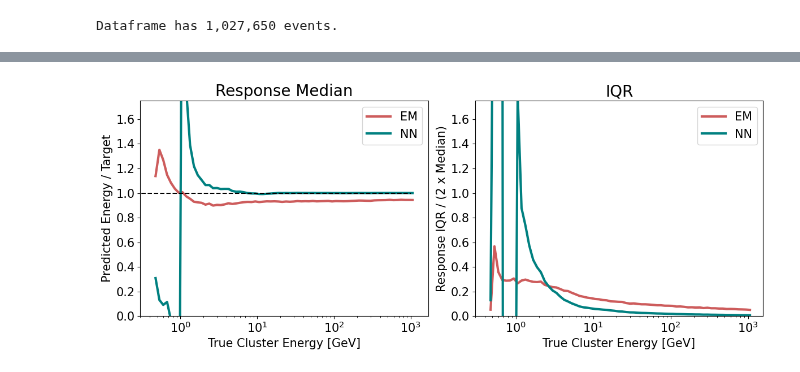
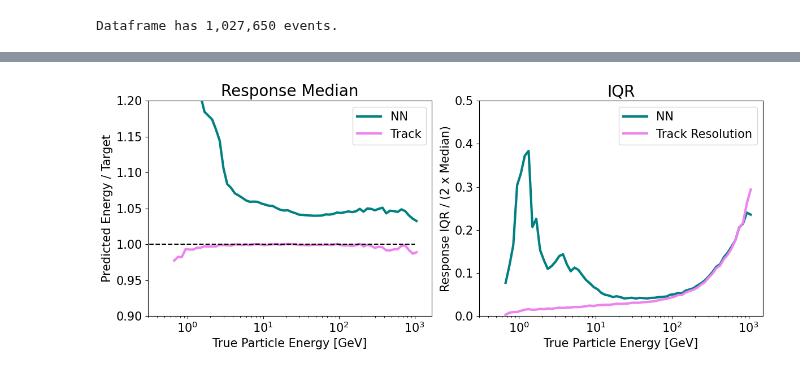
Before and after one commit to atlas-calo-ml/gn4pions_eastbay, a Jupyter notebook: simple_regression_model.ipynb, the cells around one changed output, grey strips where cells are left out. Drawn from its saved outputs; the diff is of its cells as text; code cells hidden in the pictures.

Commit message:
Simple NN sanity checks to match EM and track resolution

```diff
--- a/simple_regression_model.ipynb
+++ b/simple_regression_model.ipynb
@@ -12,16 +18,12 @@ Dataframe has 1,027,650 events.
 # %%
-### Test/train split
-train = df.sample(frac=0.8, random_state=0)
-test = df.drop(train.index)
-
-train_vars = ['log10_cluster_e_0']
-target_var = 'log10_cluster_calib_e_0'
-
-train_x = train[train_vars].values
-train_y = train[target_var].values
-test_x = test[train_vars].values
-test_y = test[target_var].values
+# # recreate EM
+# train_vars = ['log10_cluster_e_0',]
+# target_var = ['log10_cluster_calib_e_0']
+# %%
+# recreate track resolution
+train_vars = ['log10_track_pt', 'track_eta']
+target_var = ['log10_truth_particle_e']
 # %%
-test = train(df, epochs=5)
+test = train(df, train_vars, target_var, epochs=5)
 # %% [output]
 Epoch 1/5
@@ -37,4 +39,4 @@ Epoch 5/5
 # %%
-make_plots(test)
+make_plots(test, plot_em=False, plot_track=True)
 # %% [output]
-[figure, old version]
+[figure, new version]
```
Also changed, not shown: parts of 3 cells of this notebook, 1 other file.
